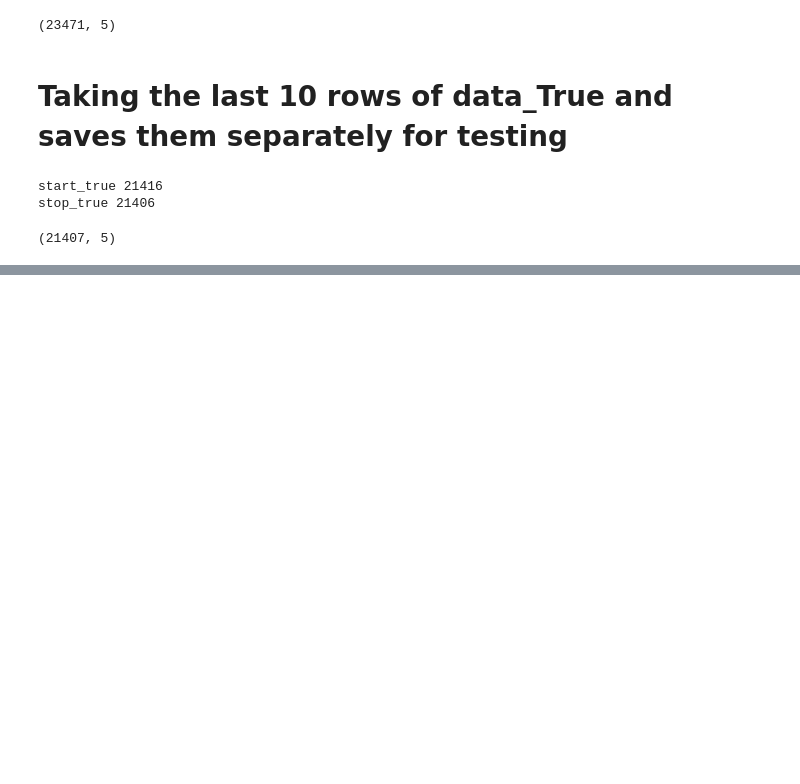
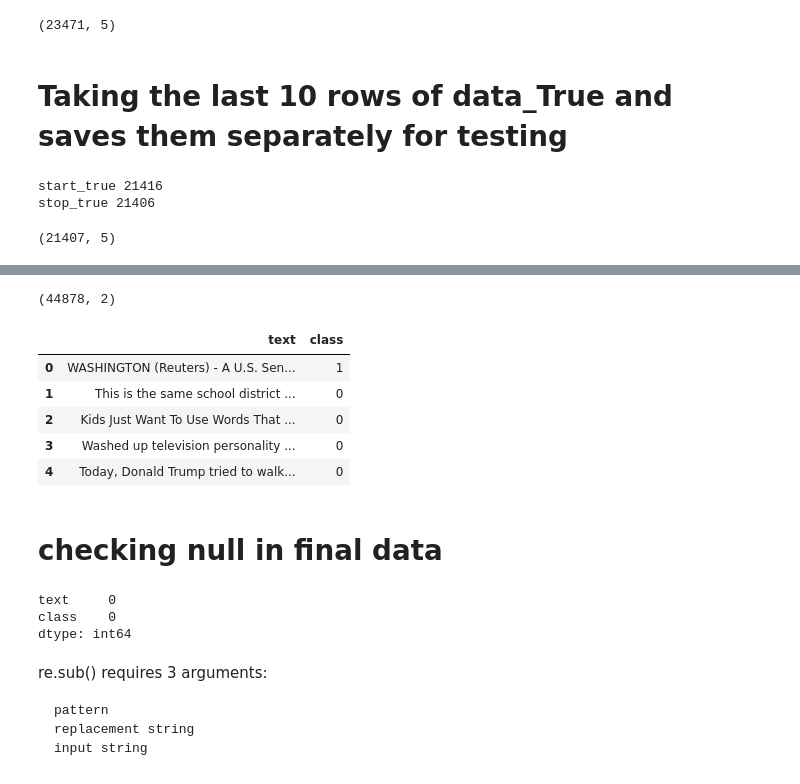
Before and after one commit to Ashumehta1/Fake_News_detection, a Jupyter notebook: Fake_News_Detection.ipynb, the cells around one changed output, grey strips where cells are left out. Drawn from its saved outputs; the diff is of its cells as text; code cells hidden in the pictures; blank space fills up the shorter version.

```diff
--- a/Fake_News_Detection.ipynb
+++ b/Fake_News_Detection.ipynb
@@ -136,0 +173,25 @@ data_true_manual_testing (10, 5)
+# %%
+print(data.shape)
+data.head()
+# %% [output]
+(44878, 2)
+|  | text | class |
+| 0 | WASHINGTON (Reuters) - A U.S. Sen... | 1 |
+| 1 | This is the same school district ... | 0 |
+| 2 | Kids Just Want To Use Words That ... | 0 |
+| 3 | Washed up television personality ... | 0 |
+| 4 | Today, Donald Trump tried to walk... | 0 |
+# %% [markdown]
+# checking null in final data
+# %%
+data.isnull().sum()
+# %% [output]
+text     0
+class    0
+dtype: int64
+# %% [markdown]
+re.sub() requires 3 arguments:
+
+    pattern
+    replacement string
+    input string
```
Also changed, not shown: parts of 16 cells of this notebook.
